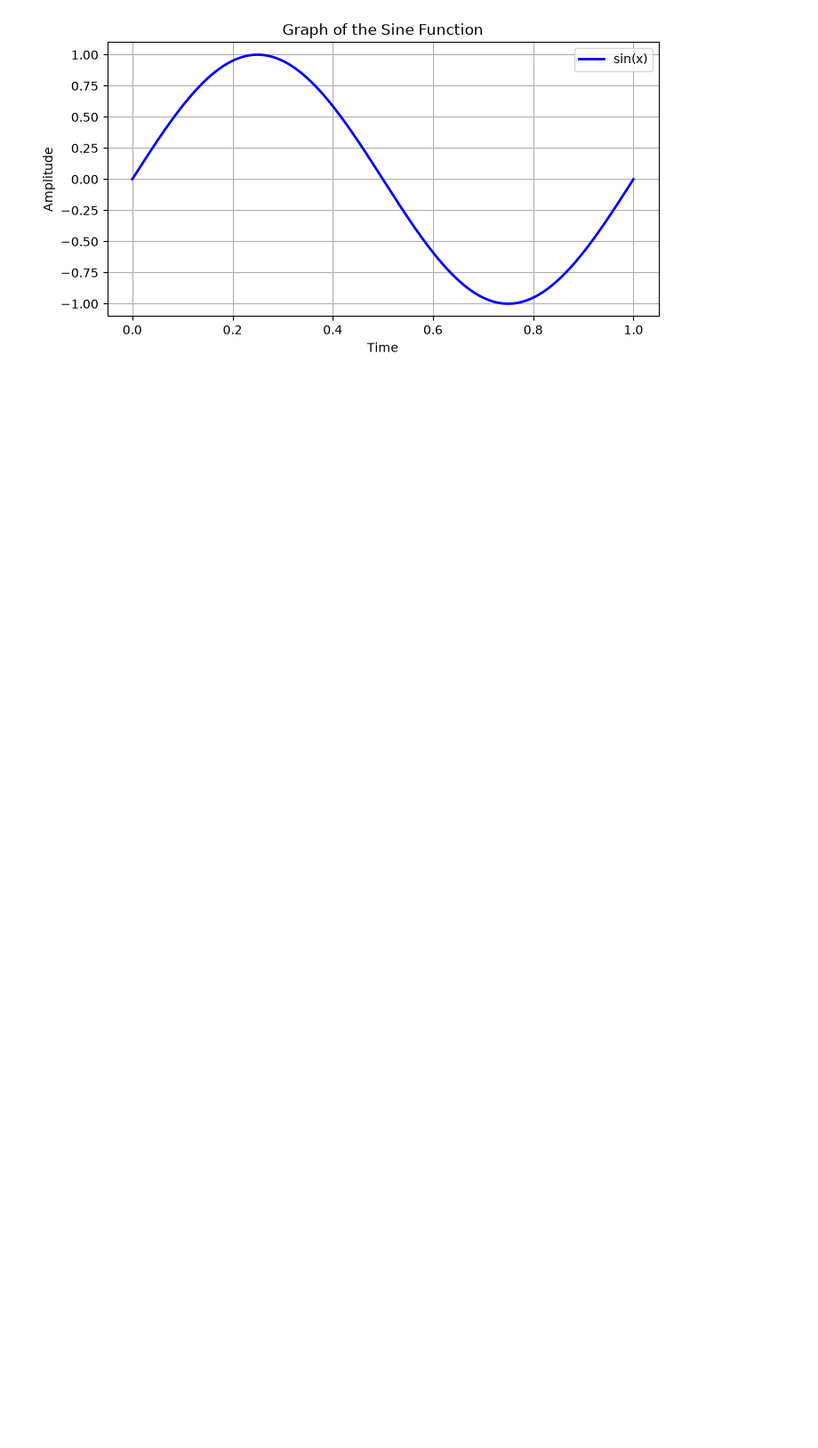
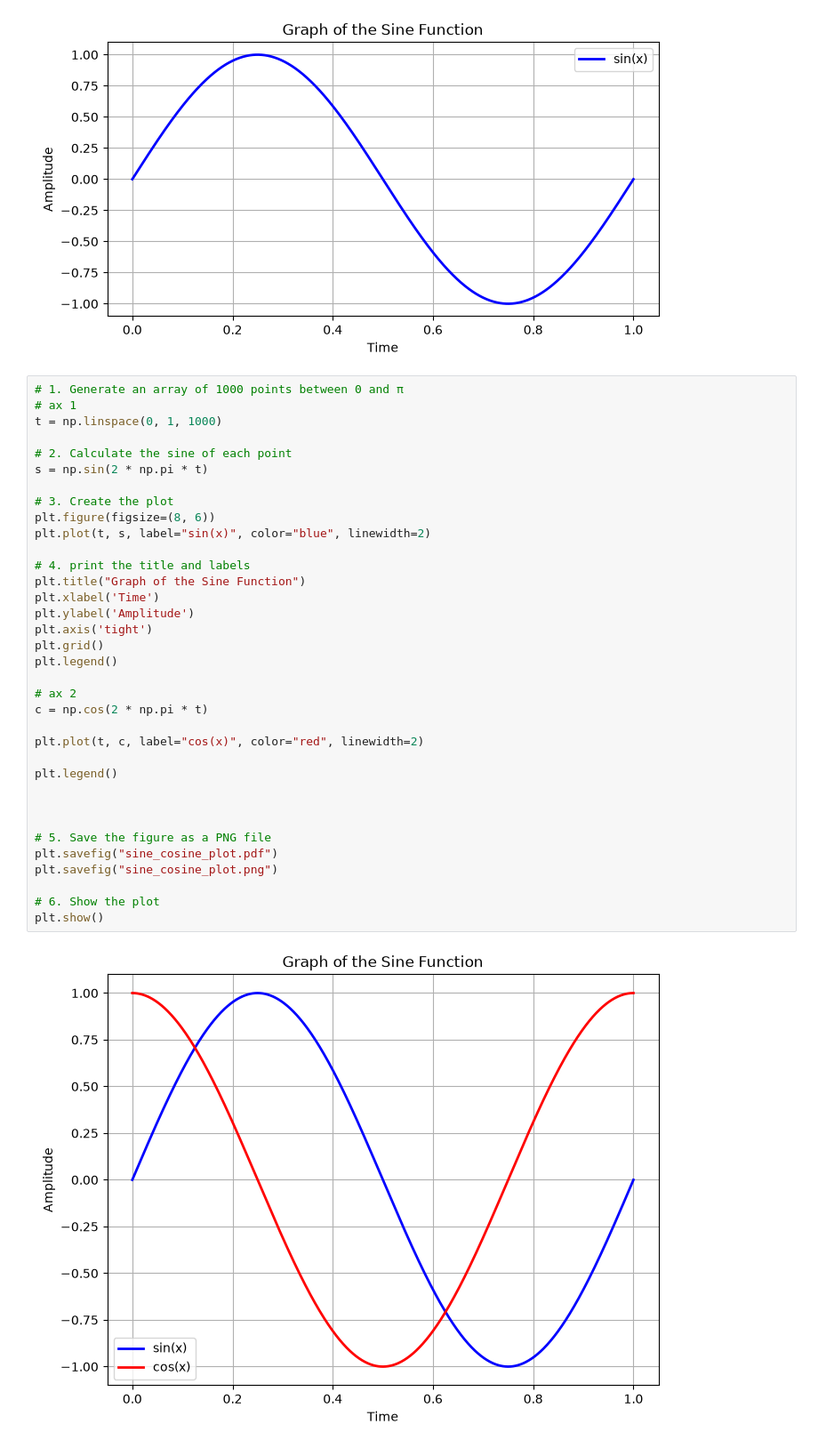
Before and after one commit to MartinPIG-student/Series02-python, a Jupyter notebook: python-series02.ipynb, the cells around one changed output. Shown at 89% size. Cells and saved outputs as stored; diff of their text form; blank space fills up the shorter version.

```diff
--- a/python-series02.ipynb
+++ b/python-series02.ipynb
@@ -34,3 +34,40 @@ plt.savefig("graphique_sinusoide.png", dpi=300, bbox_inches='tight')
 plt.show()
 # %% [output]
 [figure]
+# %%
+# 1. Generate an array of 1000 points between 0 and π
+# ax 1
+t = np.linspace(0, 1, 1000)
+
+# 2. Calculate the sine of each point
+s = np.sin(2 * np.pi * t)
+
+# 3. Create the plot
+plt.figure(figsize=(8, 6))
+plt.plot(t, s, label="sin(x)", color="blue", linewidth=2)
+
+# 4. print the title and labels
+plt.title("Graph of the Sine Function")
+plt.xlabel('Time')
+plt.ylabel('Amplitude')
+plt.axis('tight')
+plt.grid()
+plt.legend()
+
+# ax 2
+c = np.cos(2 * np.pi * t)
+
+plt.plot(t, c, label="cos(x)", color="red", linewidth=2)
+
+plt.legend()
+
+
+
+# 5. Save the figure as a PNG file
+plt.savefig("sine_cosine_plot.pdf")
+plt.savefig("sine_cosine_plot.png")
+
+# 6. Show the plot
+plt.show()
+# %% [output]
+[figure, added]
```
Also changed, not shown: 4 other files.
